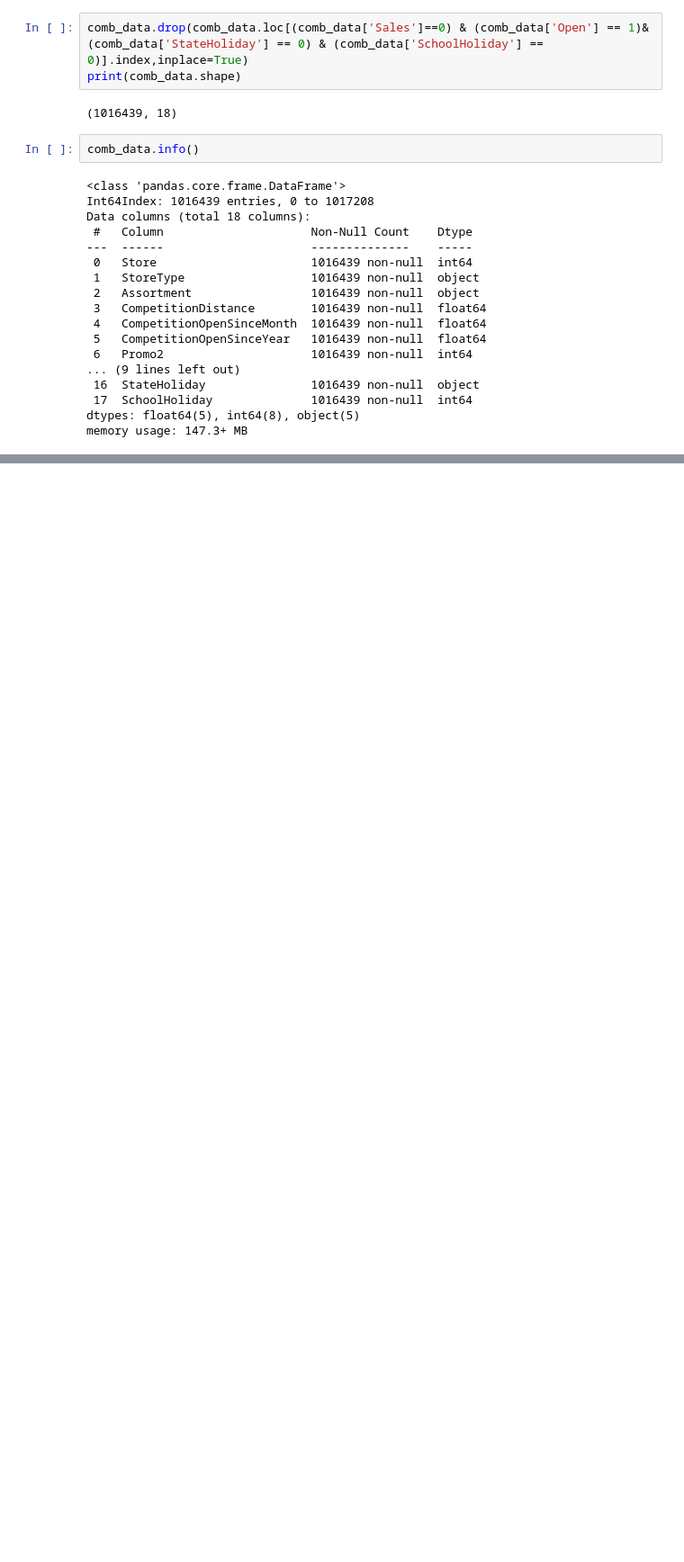
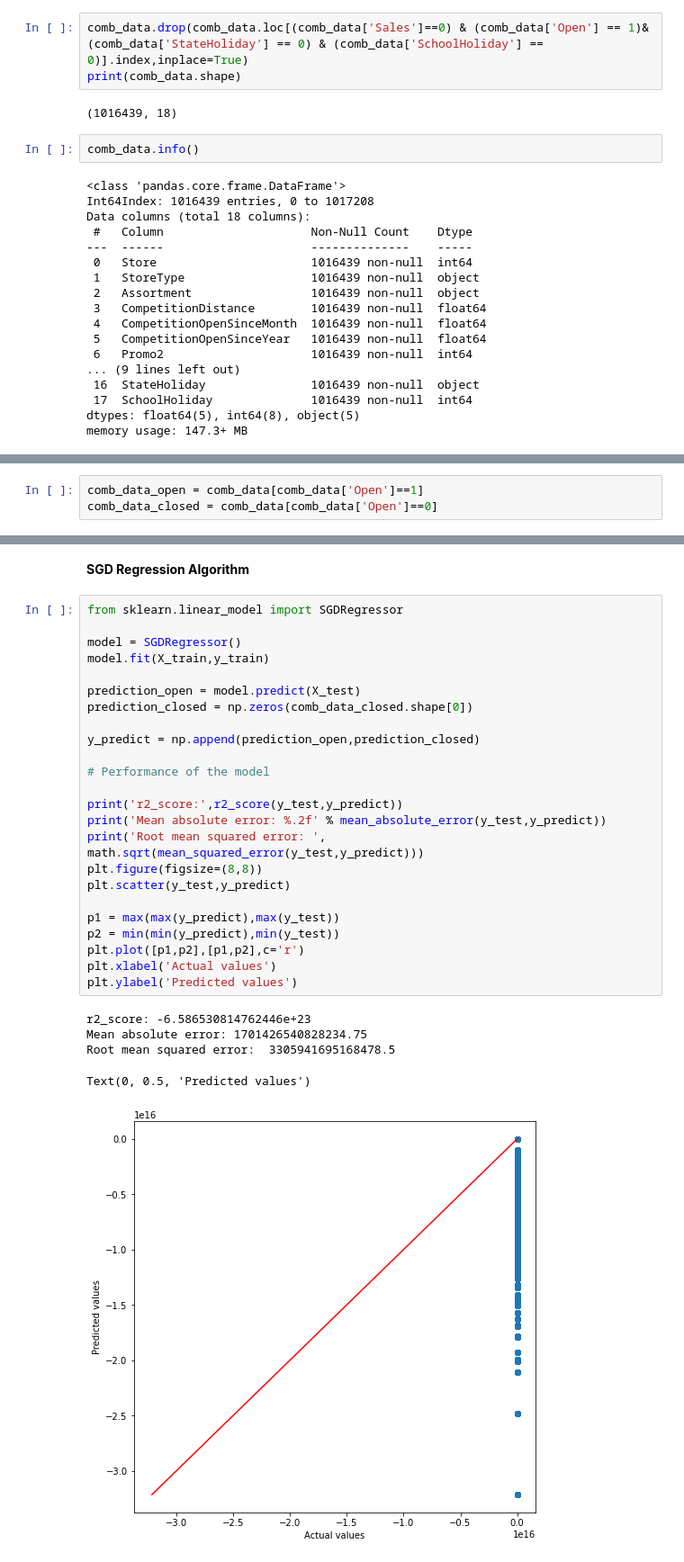
Before and after one commit to Nikitanegi0410/ML-Project---Rossmann-Sales-Prediction-, a Jupyter notebook: Rossmann_Sales_Prediction_Capstone_Project.ipynb, the cells around one changed output, grey strips where cells are left out. Shown at 90% size. Drawn from its saved outputs; the diff is of its cells as text; blank space fills up the shorter version.

```diff
--- a/Rossmann_Sales_Prediction_Capstone_Project.ipynb
+++ b/Rossmann_Sales_Prediction_Capstone_Project.ipynb
@@ -528,0 +557,3 @@ correlation
+# %%
+comb_data_open = comb_data[comb_data['Open']==1]
+comb_data_closed = comb_data[comb_data['Open']==0]
@@ -528,0 +626,32 @@ correlation
+# %% [markdown]
+**SGD Regression Algorithm**
+# %%
+from sklearn.linear_model import SGDRegressor
+
+model = SGDRegressor()
+model.fit(X_train,y_train)
+
+prediction_open = model.predict(X_test)
+prediction_closed = np.zeros(comb_data_closed.shape[0])
+
+y_predict = np.append(prediction_open,prediction_closed)
+
+# Performance of the model
+
+print('r2_score:',r2_score(y_test,y_predict))
+print('Mean absolute error: %.2f' % mean_absolute_error(y_test,y_predict))
+print('Root mean squared error: ', math.sqrt(mean_squared_error(y_test,y_predict)))
+plt.figure(figsize=(8,8))
+plt.scatter(y_test,y_predict)
+
+p1 = max(max(y_predict),max(y_test))
+p2 = min(min(y_predict),min(y_test))
+plt.plot([p1,p2],[p1,p2],c='r')
+plt.xlabel('Actual values')
+plt.ylabel('Predicted values')
+# %% [output]
+r2_score: -6.586530814762446e+23
+Mean absolute error: 1701426540828234.75
+Root mean squared error:  3305941695168478.5
+Text(0, 0.5, 'Predicted values')
+[figure, added]
```
Also changed, not shown: parts of 22 cells of this notebook.
